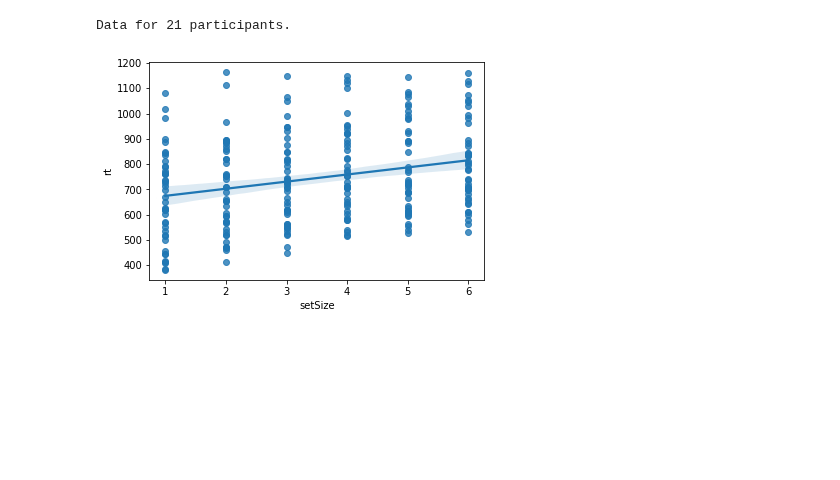
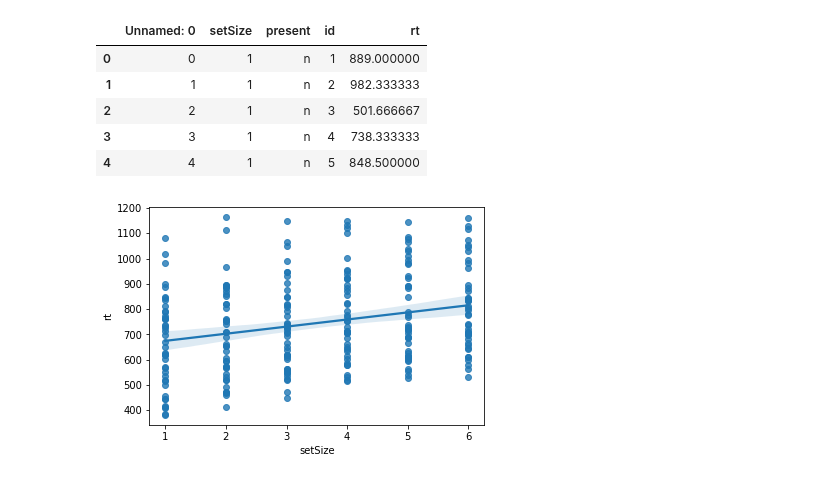
Before and after one commit to ethanweed/ExPsyLing, a Jupyter notebook: datasets/Sternberg/scripts/Untitled.ipynb, the cells around one changed output. Saved outputs shown, nothing was run; the diff lists cells and outputs as text; code cells hidden in the pictures; blank space fills up the shorter version.

```diff
--- a/datasets/Sternberg/scripts/Untitled.ipynb
+++ b/datasets/Sternberg/scripts/Untitled.ipynb
@@ -48,13 +1,14 @@ def wrangleSternberg(raw):
 # %%
 import pandas as pd
 
-file = "/Users/ethan/Documents/GitHub/ExPsyLing/datasets/Sternberg/2021/Sternberg_all.csv"
-
-raw = pd.read_csv(file)
+data = pd.read_csv('https://raw.githubusercontent.com/ethanweed/ExPsyLing/master/datasets/Sternberg/2021/Sternberg_cleaned.csv')
+# %% [output]
+|  | Unnamed: 0 | setSize | present | id | rt |
+| 0 | 0 | 1 | n | 1 | 889.000000 |
+| 1 | 1 | 1 | n | 2 | 982.333333 |
+| 2 | 2 | 1 | n | 3 | 501.666667 |
+| 3 | 3 | 1 | n | 4 | 738.333333 |
+| 4 | 4 | 1 | n | 5 | 848.500000 |
-# %%
-data = wrangleSternberg(raw)
-# %% [output]
-Data for 21 participants.
 # %%
 import seaborn as sns
 ax = sns.regplot(x = 'setSize', y = 'rt', data = data)
```
Also changed, not shown: parts of 1 cell of this notebook, 2 other files.
